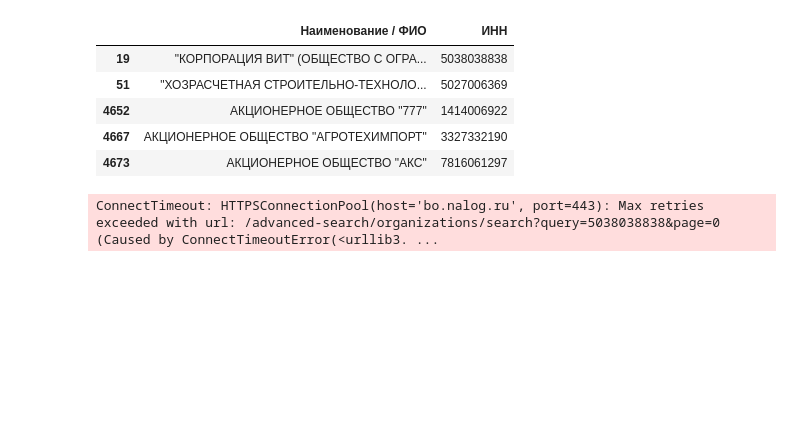
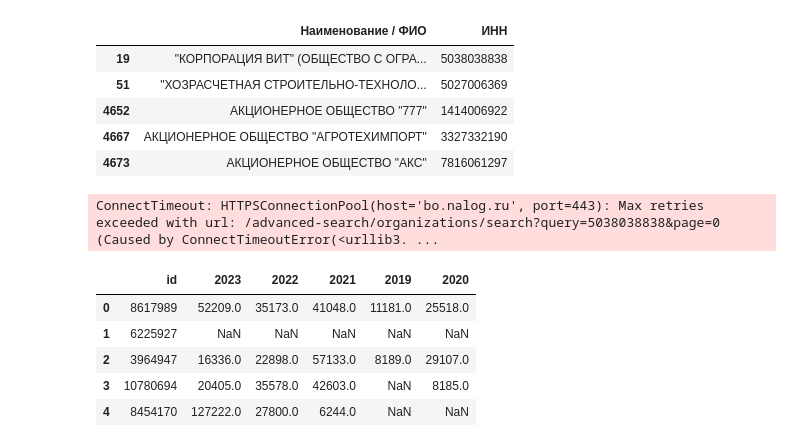
Before and after one commit to aleks-haksly/Postypashka, a Jupyter notebook: DA/02 HW_lab/HW_2.ipynb, the cells around one changed output. Cells and saved outputs as stored; diff of their text form; code cells hidden in the pictures; blank space fills up the shorter version.

```diff
--- a/DA/02 HW_lab/HW_2.ipynb
+++ b/DA/02 HW_lab/HW_2.ipynb
@@ -54,3 +56,13 @@ res = session.get(f"https://bo.nalog.ru/advanced-search/organizations/search?que
 org_id = res["content"][0]["id"]
 # %% [output]
 ConnectTimeout: HTTPSConnectionPool(host='bo.nalog.ru', port=443): Max retries exceeded with url: /advanced-search/organizations/search?query=5038038838&page=0 (Caused by ConnectTimeoutError(<urllib3. ...
+# %%
+ df_ebitda = pd.DataFrame.from_records(json.load(open('EBITDA.json', 'r'))[1:])
+ df_ebitda.head()
+# %% [output]
+|  | id | 2023 | 2022 | 2021 | 2019 | 2020 |
+| 0 | 8617989 | 52209.0 | 35173.0 | 41048.0 | 11181.0 | 25518.0 |
+| 1 | 6225927 | NaN | NaN | NaN | NaN | NaN |
+| 2 | 3964947 | 16336.0 | 22898.0 | 57133.0 | 8189.0 | 29107.0 |
+| 3 | 10780694 | 20405.0 | 35578.0 | 42603.0 | NaN | 8185.0 |
+| 4 | 8454170 | 127222.0 | 27800.0 | 6244.0 | NaN | NaN |
```
Also changed, not shown: parts of 5 cells of this notebook.
